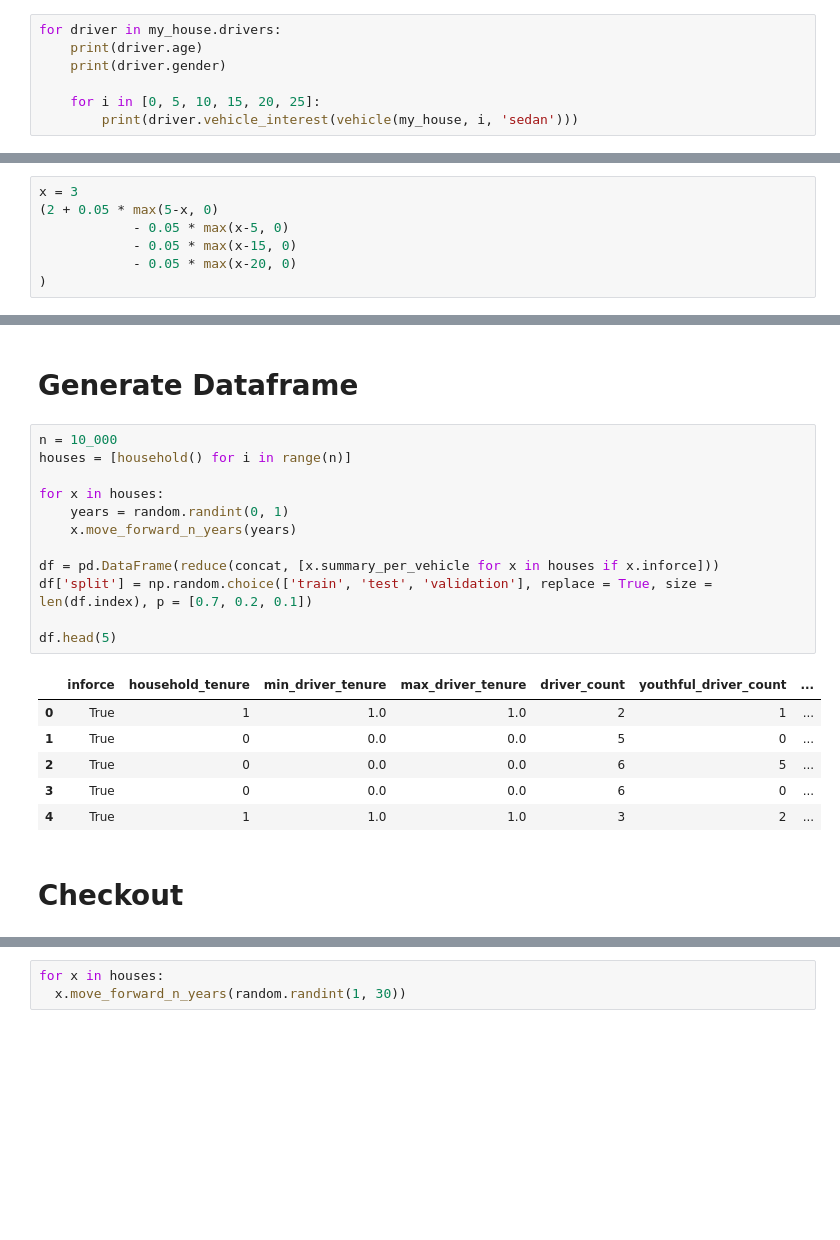
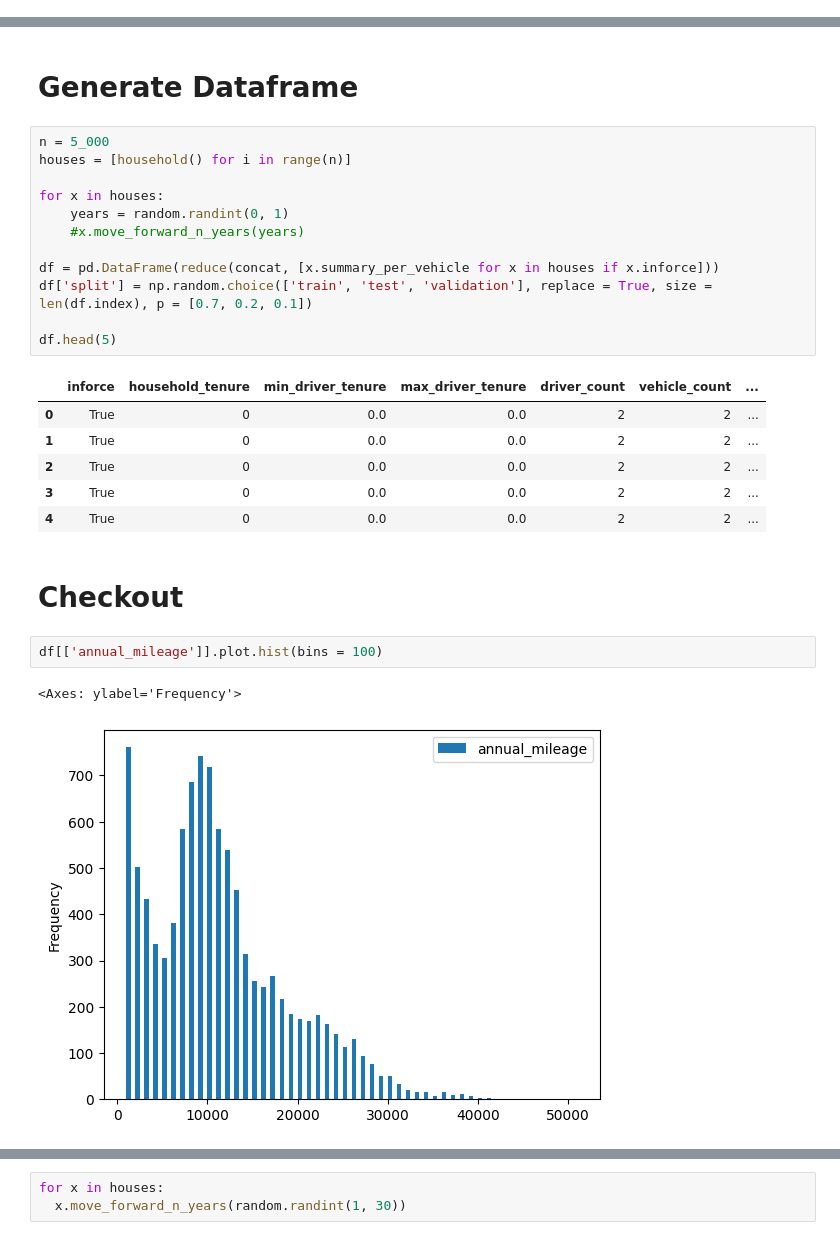
Before and after one commit to rosacker/msds_498_insurance_loss_modeling, a Jupyter notebook: synthetic_data_creation/Data_Creation.ipynb, the cells around one changed output, grey strips where cells are left out. Drawn from its saved outputs; the diff is of its cells as text; blank space fills up the shorter version.

Commit message:
Added a few more modifiers to mileage

```diff
--- a/synthetic_data_creation/Data_Creation.ipynb
+++ b/synthetic_data_creation/Data_Creation.ipynb
@@ -113,7 +30,0 @@ my_house.drivers[1].prefered_vehicle = 'sedan'
-# %%
-for driver in my_house.drivers:
-    print(driver.age)
-    print(driver.gender)
-
-    for i in [0, 5, 10, 15, 20, 25]:
-        print(driver.vehicle_interest(vehicle(my_house, i, 'sedan')))
@@ -137,7 +30,0 @@ f
-# %%
-x = 3
-(2 + 0.05 * max(5-x, 0)
-            - 0.05 * max(x-5, 0)
-            - 0.05 * max(x-15, 0)
-            - 0.05 * max(x-20, 0)
-)
@@ -166,26 +31,31 @@ my_house.summary_per_vehicle
 # %% [markdown]
 # Generate Dataframe
 # %%
-n = 10_000
+n = 5_000
 houses = [household() for i in range(n)]
 
 for x in houses:
     years = random.randint(0, 1)
-    x.move_forward_n_years(years)
+    #x.move_forward_n_years(years)
 
 df = pd.DataFrame(reduce(concat, [x.summary_per_vehicle for x in houses if x.inforce]))
 df['split'] = np.random.choice(['train', 'test', 'validation'], replace = True, size = len(df.index), p = [0.7, 0.2, 0.1])
 
 df.head(5)
 # %% [output]
-|  | inforce | household_tenure | min_driver_tenure | max_driver_tenure | driver_count | youthful_driver_count | ... |
-| 0 | True | 1 | 1.0 | 1.0 | 2 | 1 | ... |
-| 1 | True | 0 | 0.0 | 0.0 | 5 | 0 | ... |
-| 2 | True | 0 | 0.0 | 0.0 | 6 | 5 | ... |
-| 3 | True | 0 | 0.0 | 0.0 | 6 | 0 | ... |
-| 4 | True | 1 | 1.0 | 1.0 | 3 | 2 | ... |
+|  | inforce | household_tenure | min_driver_tenure | max_driver_tenure | driver_count | vehicle_count | ... |
+| 0 | True | 0 | 0.0 | 0.0 | 2 | 2 | ... |
+| 1 | True | 0 | 0.0 | 0.0 | 2 | 2 | ... |
+| 2 | True | 0 | 0.0 | 0.0 | 2 | 2 | ... |
+| 3 | True | 0 | 0.0 | 0.0 | 2 | 2 | ... |
+| 4 | True | 0 | 0.0 | 0.0 | 2 | 2 | ... |
 # %% [markdown]
 # Checkout
+# %%
+df[['annual_mileage']].plot.hist(bins = 100)
+# %% [output]
+<Axes: ylabel='Frequency'>
+[figure, added]
 # %%
 result_df = pd.DataFrame([x.summary_with_debugging for x in houses if x.inforce])
 result_df[['max_driver_hazard']].plot.hist()
```
Also changed, not shown: parts of 18 cells of this notebook, 6 other files.
